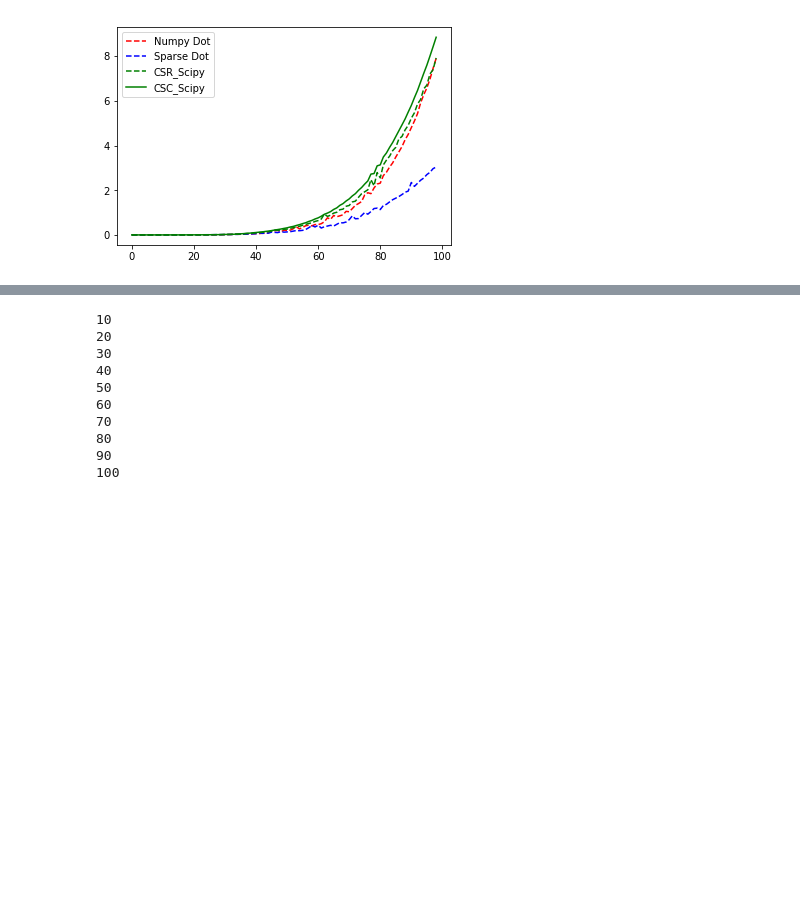
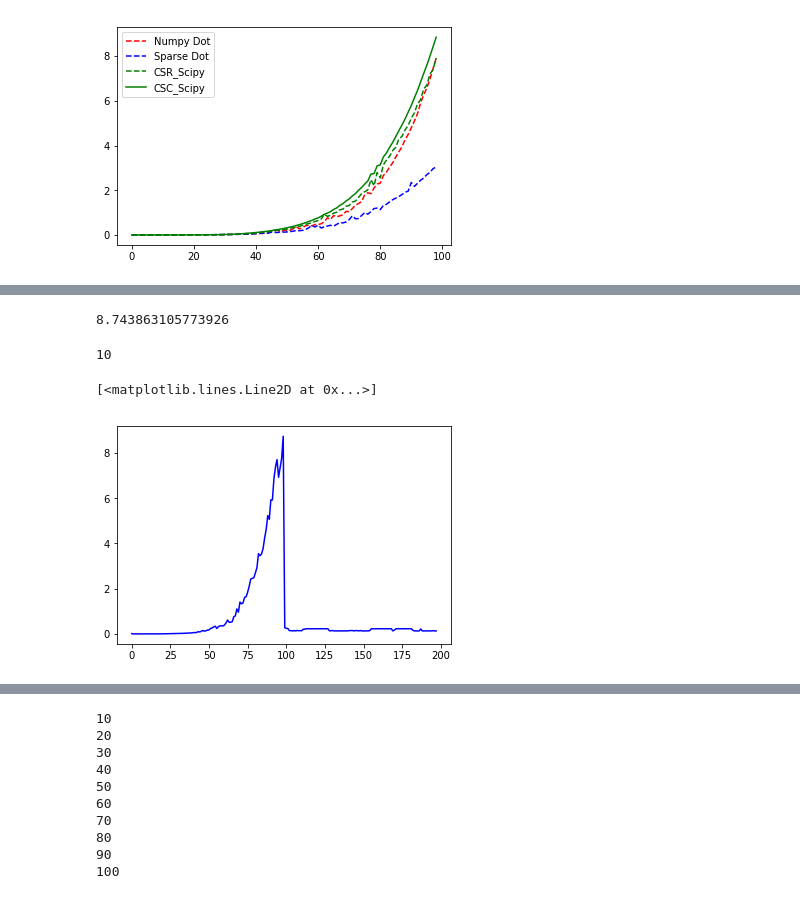
Before and after one commit to bakerada/DiagonalHAL, a Jupyter notebook: diagonal_explore.ipynb, the cells around one changed output, grey strips where cells are left out. Drawn from its saved outputs; the diff is of its cells as text; code cells hidden in the pictures; blank space fills up the shorter version.

```diff
--- a/diagonal_explore.ipynb
+++ b/diagonal_explore.ipynb
@@ -114,33 +115,34 @@ class Diagonal:
     def plu(self):
         L = np.eye(self.area)
         U = np.zeros((self.area,self.area))
-        P = self.create_pivot(self.from_dense(self.matrix))
+        #P = self.create_pivot(self.from_dense(self.matrix))
         PA = self.get_permutation_dense()
 
         for j in range(self.area):
 
             basis = self.basis[j%self.d]
-            updatedable = [b for b in basis if b<=j]
+            Uupdatedable = [b for b in basis if b<=j]
+            Lupdatedable = [b for b in basis if b>j]
 
             for ii,i in enumerate(basis):
                 if i <= j:
-                    if len(updatedable) == 1:
+                    if len(Uupdatedable) == 1:
                         value = PA[ii,j]
                     else:
-                        value= PA[ii,j] - (U[updatedable[:ii+(1-j%2)],j] *L[basis[ii],updatedable[:ii+(1-j%2)]]).sum()
+                        value= PA[ii,j] - (U[Uupdatedable[:ii+(1-j%2)],j] *L[basis[ii],Uupdatedable[:ii+(1-j%2)]]).sum()
                     U[i,j] = value
 
-            updatedable = [b for b in basis if b>j]
-            for ii,i in enumerate(basis):
+
+            #for ii,i in enumerate(basis):
                 if i > j:
-                    if len(updatedable)>self.d:
+                    if len(Lupdatedable)>self.d:
                         value = PA[ii,j] / U[j,j]
                     else:
                         value = (PA[ii,j] -(L[basis[ii],range(j)] * U[range(j),j]).sum()) / U[j,j]
                     L[i,j] = value
 
 
-        return(P,PA,L,U)
+        return(PA,L,U)
 # %%
 import math
 # %%
@@ -181,6 +183,12 @@ def return_time(function,args,kwargs={}):
     function(*args,**kwargs)
     end = time.time()
     return end-start
+# %%
+def return_time(function,args,kwargs={}):
+    start = time.time()
+    function(*args,**kwargs)
+    end = time.time()
+    return end-start
 # %%
 return_time(diag.mm,(x),kwargs={'sparse':True})
 # %% [output]
@@ -238,0 +249,10 @@ plt.legend(['Numpy Dot', 'Sparse Dot','CSR_Scipy','CSC_Scipy'], loc='upper left'
+# %%
+scipy_lu = []
+for i in range(2,101):
+
+    x = np.random.randn(i**2,i**2)
+    diag = Diagonal(i,i)
+    mat = d.from_dense(d.matrix)
+    scipy_lu.append(return_time(la.lu,x))
+    if i % 10 == 0:
+        print(i)
@@ -238,0 +270,10 @@ plt.legend(['Numpy Dot', 'Sparse Dot','CSR_Scipy','CSC_Scipy'], loc='upper left'
+# %%
+scipy_lu = []
+for i in range(2,101):
+
+    x = np.random.randn(i**2,i**2)
+    diag = Diagonal(i,i)
+    mat = d.from_dense(d.matrix)
+    scipy_lu.append(return_time(la.lu,x))
+    if i % 10 == 0:
+        print(i)
@@ -238,0 +318,13 @@ plt.legend(['Numpy Dot', 'Sparse Dot','CSR_Scipy','CSC_Scipy'], loc='upper left'
+# %%
+print(scipy_lu[-1])
+# %% [output]
+8.743863105773926
+# %%
+d.n
+# %% [output]
+10
+# %%
+plt.plot(scipy_lu,'b')
+# %% [output]
+[<matplotlib.lines.Line2D at 0x...>]
+[figure, added]
```
Also changed, not shown: parts of 19 cells of this notebook, 1 other file.
